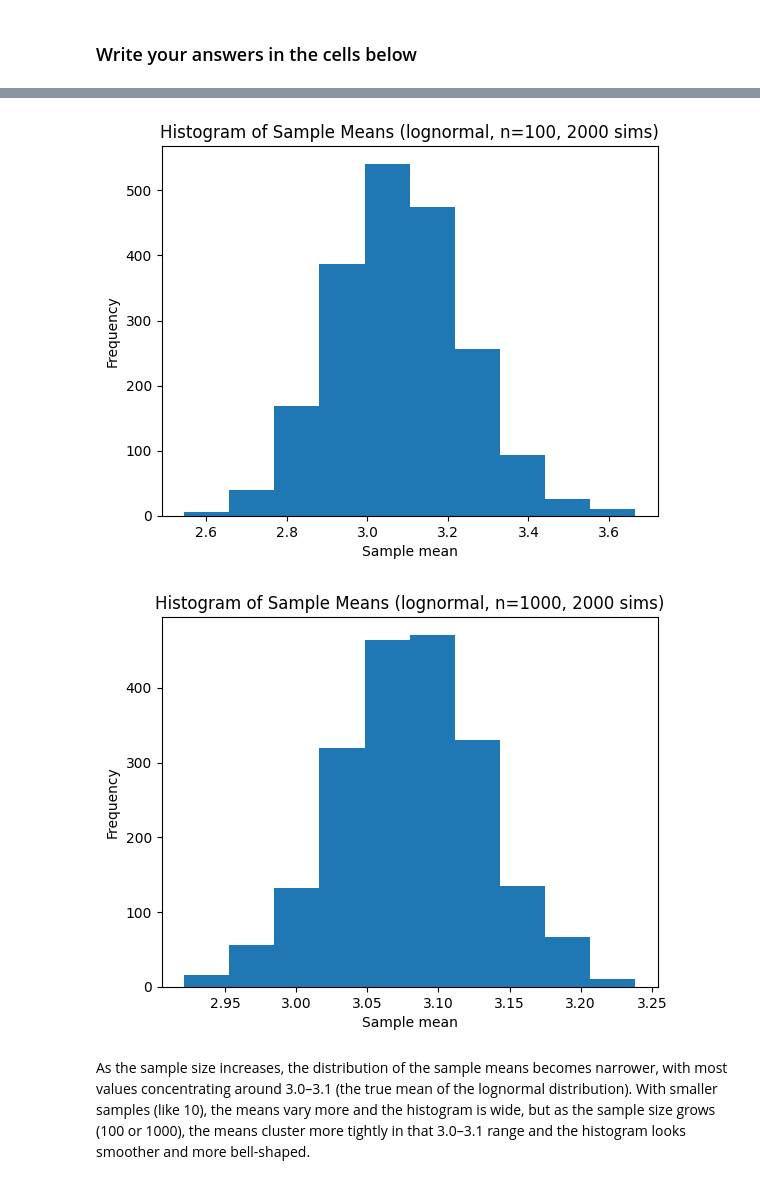
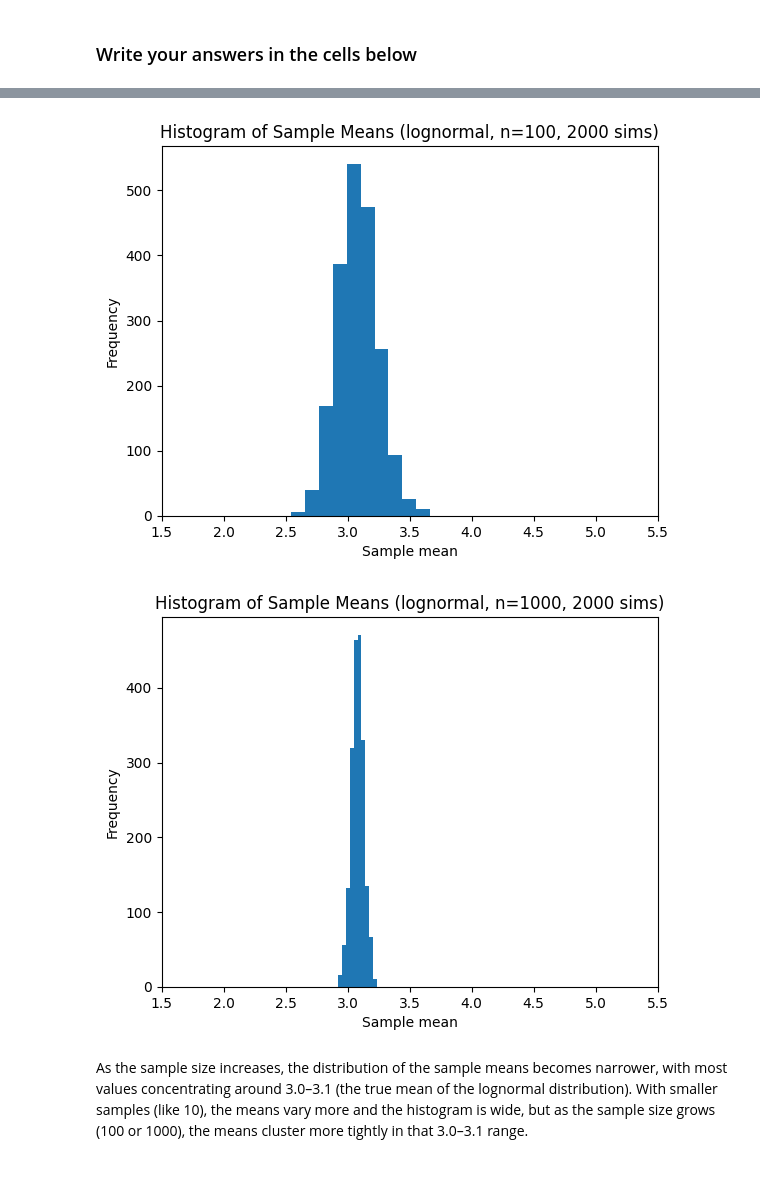
Before and after one commit to eduardalauria/qtm151fall2025, a Jupyter notebook: Assignments/assignment_4/Assignment4.ipynb, the cells around one changed output, grey strips where cells are left out. Saved outputs shown, nothing was run; the diff lists cells and outputs as text; code cells hidden in the pictures.

```diff
--- a/Assignments/assignment_4/Assignment4.ipynb
+++ b/Assignments/assignment_4/Assignment4.ipynb
@@ -197,37 +197,39 @@ for _ in range(num_simulations):
 means_100 = np.array(means_100)
 
 plt.hist(means_100)
+plt.xlim(1.5, 5.5)
 plt.title("Histogram of Sample Means (lognormal, n=100, 2000 sims)")
 plt.xlabel("Sample mean")
 plt.ylabel("Frequency")
 plt.show()
 # %% [output]
-[figure, old version]
+[figure, new version]
 # %%
 # Sample Size 1000
 
 np.random.seed(1234) # set the seed for reproducibility
 num_simulations = 2000
 
 # complete the code
 
 means_1000 = []
 for _ in range(num_simulations):
     sample = np.random.lognormal(mean=1, sigma=0.5, size=1000)  # one sample of 1000
     means_1000.append(sample.mean())
 
 means_1000 = np.array(means_1000)
 
 plt.hist(means_1000)
+plt.xlim(1.5, 5.5)
 plt.title("Histogram of Sample Means (lognormal, n=1000, 2000 sims)")
 plt.xlabel("Sample mean")
 plt.ylabel("Frequency")
 plt.show()
 # %% [output]
-[figure, old version]
+[figure, new version]
 # %%
 # How does the sample size affect the distribution of the sample means?
 
 # Write your answer as a comment below, or create a markdown cell.
 # %% [markdown]
-As the sample size increases, the distribution of the sample means becomes narrower, with most values concentrating around 3.0–3.1 (the true mean of the lognormal distribution). With smaller samples (like 10), the means vary more and the histogram is wide, but as the sample size grows (100 or 1000), the means cluster more tightly in that 3.0–3.1 range and the histogram looks smoother and more bell-shaped.
+As the sample size increases, the distribution of the sample means becomes narrower, with most values concentrating around 3.0–3.1 (the true mean of the lognormal distribution). With smaller samples (like 10), the means vary more and the histogram is wide, but as the sample size grows (100 or 1000), the means cluster more tightly in that 3.0–3.1 range.
```
Also changed, not shown: parts of 1 cell of this notebook, 1 other file.
